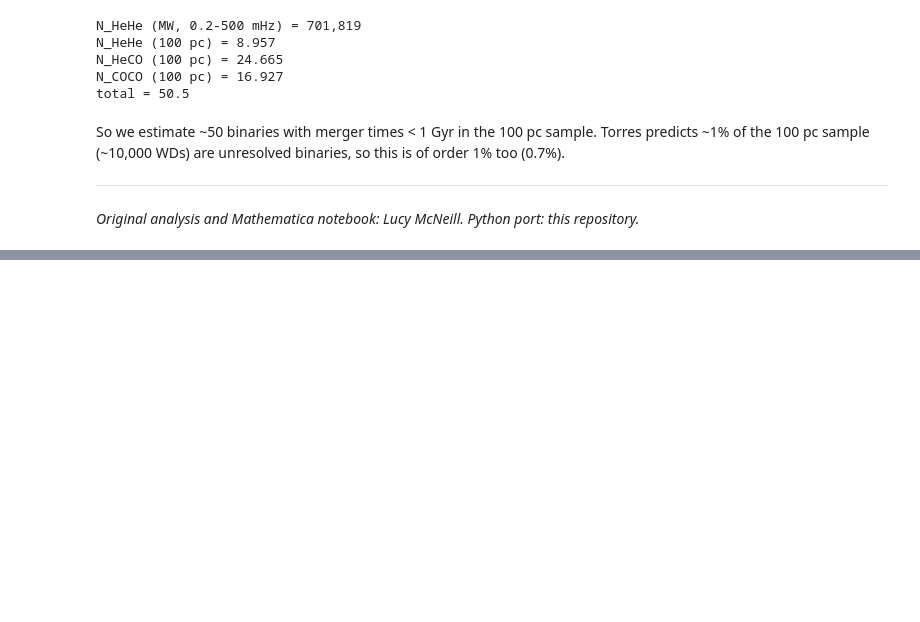
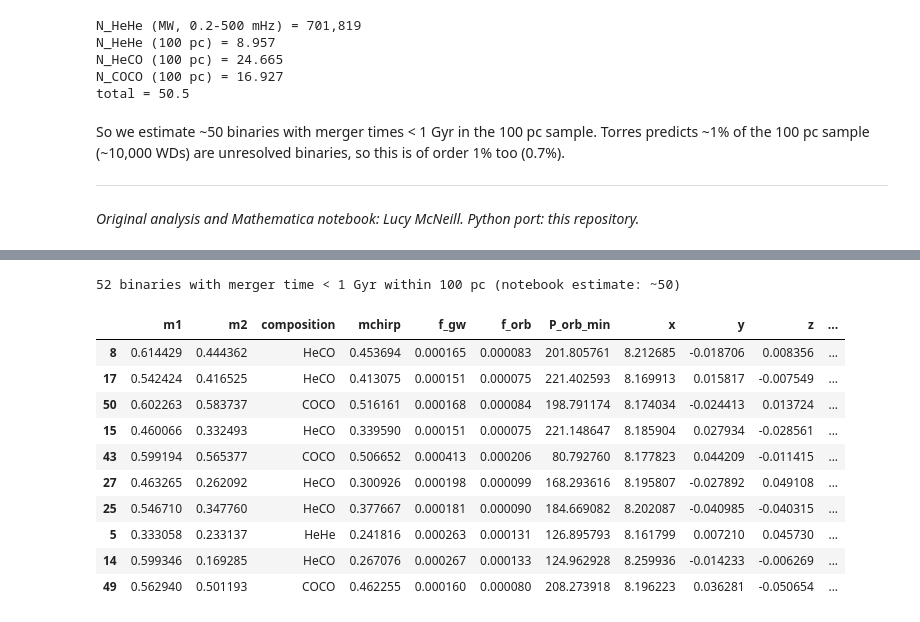
Before and after one commit to KarelPletsStriker/MBresponse, a Jupyter notebook: galactic-foreground-generator/notebooks/white_dwarf_rates.ipynb, the cells around one changed output, grey strips where cells are left out. Cells and saved outputs as stored; diff of their text form; code cells hidden in the pictures; blank space fills up the shorter version.

```diff
--- a/galactic-foreground-generator/notebooks/white_dwarf_rates.ipynb
+++ b/galactic-foreground-generator/notebooks/white_dwarf_rates.ipynb
@@ -330,0 +368,17 @@ are unresolved binaries, so this is of order 1% too (0.7%).
+# %%
+local = generator.generate_catalogue(intrinsic, geometry="local", seed=2)  # full Poisson draw within 100 pc
+print(f"{len(local)} binaries with merger time < 1 Gyr within 100 pc (notebook estimate: ~50)")
+local.sort_values("distance").head(10)
+# %% [output]
+52 binaries with merger time < 1 Gyr within 100 pc (notebook estimate: ~50)
+|  | m1 | m2 | composition | mchirp | f_gw | f_orb | P_orb_min | x | y | z | ... |
+| 8 | 0.614429 | 0.444362 | HeCO | 0.453694 | 0.000165 | 0.000083 | 201.805761 | 8.212685 | -0.018706 | 0.008356 | ... |
+| 17 | 0.542424 | 0.416525 | HeCO | 0.413075 | 0.000151 | 0.000075 | 221.402593 | 8.169913 | 0.015817 | -0.007549 | ... |
+| 50 | 0.602263 | 0.583737 | COCO | 0.516161 | 0.000168 | 0.000084 | 198.791174 | 8.174034 | -0.024413 | 0.013724 | ... |
+| 15 | 0.460066 | 0.332493 | HeCO | 0.339590 | 0.000151 | 0.000075 | 221.148647 | 8.185904 | 0.027934 | -0.028561 | ... |
+| 43 | 0.599194 | 0.565377 | COCO | 0.506652 | 0.000413 | 0.000206 | 80.792760 | 8.177823 | 0.044209 | -0.011415 | ... |
+| 27 | 0.463265 | 0.262092 | HeCO | 0.300926 | 0.000198 | 0.000099 | 168.293616 | 8.195807 | -0.027892 | 0.049108 | ... |
+| 25 | 0.546710 | 0.347760 | HeCO | 0.377667 | 0.000181 | 0.000090 | 184.669082 | 8.202087 | -0.040985 | -0.040315 | ... |
+| 5 | 0.333058 | 0.233137 | HeHe | 0.241816 | 0.000263 | 0.000131 | 126.895793 | 8.161799 | 0.007210 | 0.045730 | ... |
+| 14 | 0.599346 | 0.169285 | HeCO | 0.267076 | 0.000267 | 0.000133 | 124.962928 | 8.259936 | -0.014233 | -0.006269 | ... |
+| 49 | 0.562940 | 0.501193 | COCO | 0.462255 | 0.000160 | 0.000080 | 208.273918 | 8.196223 | 0.036281 | -0.050654 | ... |
```
Also changed, not shown: parts of 4 cells of this notebook, 4 other files.
